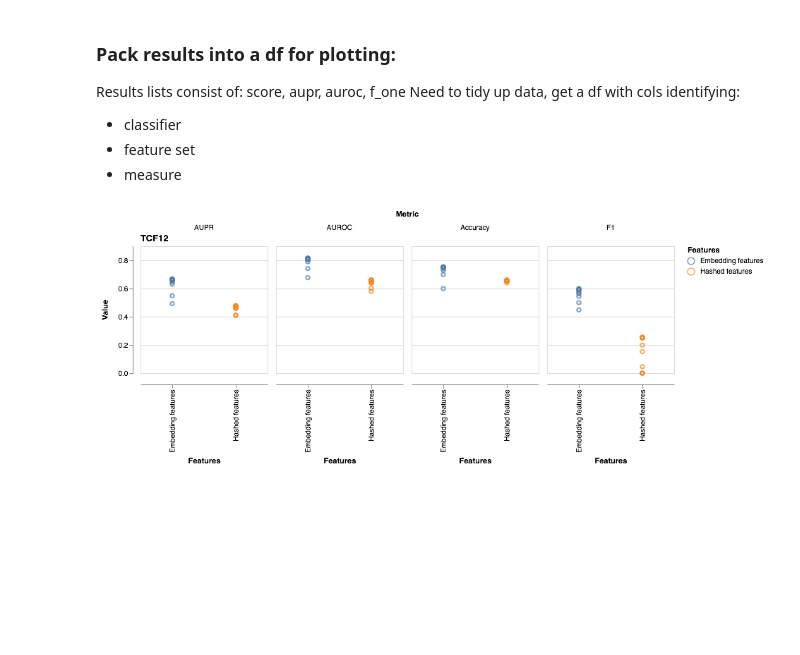
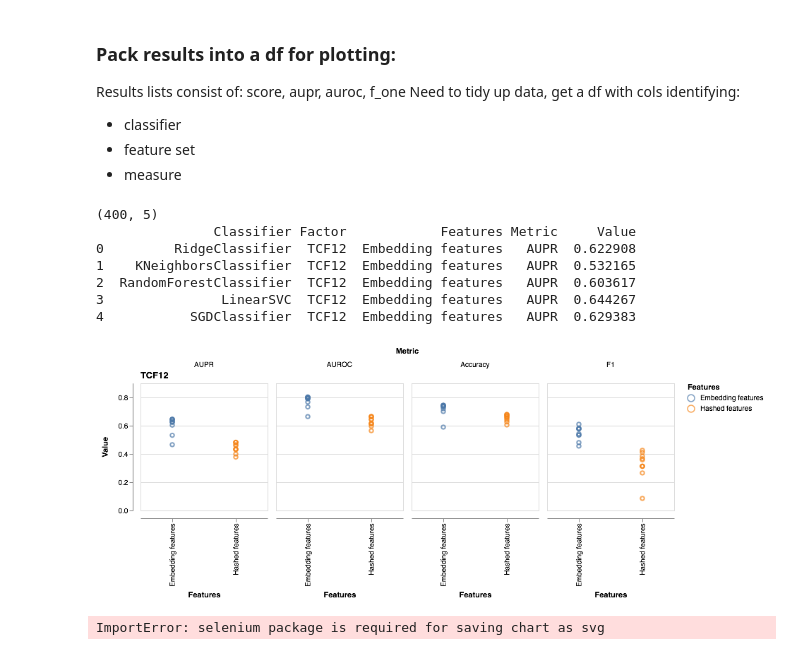
Before and after one commit to lzamparo/embedding, a Jupyter notebook: src/visualization/model_validation_multiple_ChIP_factors.ipynb, the cells around one changed output. Cells and saved outputs as stored; diff of their text form; code cells hidden in the pictures; blank space fills up the shorter version.

```diff
--- a/src/visualization/model_validation_multiple_ChIP_factors.ipynb
+++ b/src/visualization/model_validation_multiple_ChIP_factors.ipynb
@@ -618,7 +630,7 @@ def assemble_df(results_list, factor, features):
     ''' turn results list into dict for df transformation '''
 
     entries = len(results_list)
-    pd_dict = {'Features': [features for f in range(entries)], 'Classifier': [], 'Accuracy': [], 'AUROC': [], 'AUPR': [], 'F1': []}
+    pd_dict = {'Features': [features for f in range(entries)], 'Factor': [factor for f in range(entries)], 'Classifier': [], 'Accuracy': [], 'AUROC': [], 'AUPR': [], 'F1': []}
     for record in results_list:
         name, acc, aupr, auroc, f_one = record
         pd_dict['Classifier'].append(name)
@@ -630,28 +642,54 @@ def assemble_df(results_list, factor, features):
     return pd.DataFrame.from_dict(pd_dict)
 # %%
 # embedded_results, hashed_results
-embedded_features_df = assemble_df(embedded_results, factor, "Embedding features")
-hashed_features_df = assemble_df(hashed_results, factor, "Hashed features")
+
+embedded_features_dfs = [assemble_df(embedded_results_dict[factor], factor, "Embedding features") for factor in embedded_results_dict]
+hashed_features_dfs = [assemble_df(hashed_results_dict[factor], factor, "Hashed features") for factor in hashed_results_dict]
 
 # concat dfs
+embedded_features_df = pd.concat(embedded_features_dfs)
+hashed_features_df = pd.concat(hashed_features_dfs)
 all_features_df = pd.concat([embedded_features_df, hashed_features_df])
 
 # melt into tidy format
-tidy_df = pd.melt(all_features_df, id_vars=['Classifier', 'Features'], value_vars=['AUPR','AUROC','Accuracy','F1'], var_name='Metric', value_name='Value')
+tidy_df = pd.melt(all_features_df, id_vars=['Classifier', 'Factor', 'Features'], value_vars=['AUPR','AUROC','Accuracy','F1'], var_name='Metric', value_name='Value')
+print(tidy_df.shape)
+print(tidy_df.head())
+# %% [output]
+(400, 5)
+               Classifier Factor            Features Metric     Value
+0         RidgeClassifier  TCF12  Embedding features   AUPR  0.622908
+1    KNeighborsClassifier  TCF12  Embedding features   AUPR  0.532165
+2  RandomForestClassifier  TCF12  Embedding features   AUPR  0.603617
+3               LinearSVC  TCF12  Embedding features   AUPR  0.644267
+4           SGDClassifier  TCF12  Embedding features   AUPR  0.629383
 # %%
 import altair as alt
 
-title = factor
-
-alt.Chart(tidy_df).mark_point().encode(
+charts = [alt.Chart(tidy_df[tidy_df.Factor == factor]).mark_point().encode(
     x='Features:N',
     y='Value:Q',
     color='Features:N',
     column='Metric:N'
 ).properties(
     width=180,
     height=180,
-    title=title
-)
+    title=factor
+) for factor in embedded_results_dict]
+
+charts[0]
+#charts[0] & charts[1] & charts[2] & charts[3] & charts[4]
 # %% [output]
-[figure, old version]
+[figure, new version]
+# %%
+base = alt.Chart(tidy_df).mark_point().encode(
+    x='Metric:N',
+    y='Value:Q',
+    color='Features:N',
+    column="Factor:N"
+).properties(
+    height=180,
+    width=180)
+base.save("factors.svg")
+# %% [output]
+ImportError: selenium package is required for saving chart as svg
```
Also changed, not shown: parts of 4 cells of this notebook, 1 other file.
